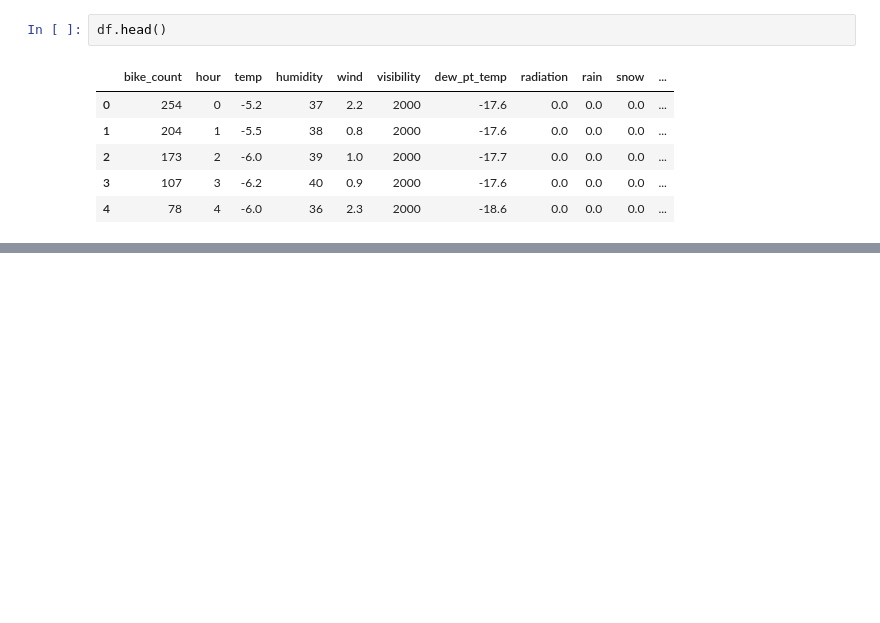
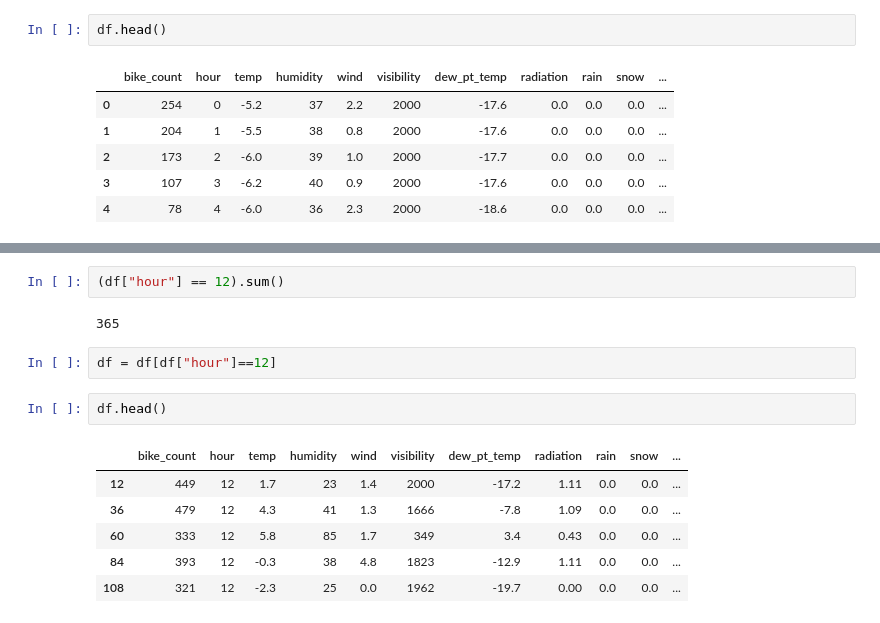
Before and after one commit to aks-ai/Predicting-Bike-Rentals-with-Regression-Neural-Networks, a Jupyter notebook: Bike_rental_demand_prediction.ipynb, the cells around one changed output, grey strips where cells are left out. Cells and saved outputs as stored; diff of their text form; blank space fills up the shorter version.

```diff
--- a/Bike_rental_demand_prediction.ipynb
+++ b/Bike_rental_demand_prediction.ipynb
@@ -72,0 +102,15 @@ df['functional']
+# %%
+(df["hour"] == 12).sum()
+# %% [output]
+365
+# %%
+df = df[df["hour"]==12]
+# %%
+df.head()
+# %% [output]
+|  | bike_count | hour | temp | humidity | wind | visibility | dew_pt_temp | radiation | rain | snow | ... |
+| 12 | 449 | 12 | 1.7 | 23 | 1.4 | 2000 | -17.2 | 1.11 | 0.0 | 0.0 | ... |
+| 36 | 479 | 12 | 4.3 | 41 | 1.3 | 1666 | -7.8 | 1.09 | 0.0 | 0.0 | ... |
+| 60 | 333 | 12 | 5.8 | 85 | 1.7 | 349 | 3.4 | 0.43 | 0.0 | 0.0 | ... |
+| 84 | 393 | 12 | -0.3 | 38 | 4.8 | 1823 | -12.9 | 1.11 | 0.0 | 0.0 | ... |
+| 108 | 321 | 12 | -2.3 | 25 | 0.0 | 1962 | -19.7 | 0.00 | 0.0 | 0.0 | ... |
```
Also changed, not shown: parts of 14 cells of this notebook.
